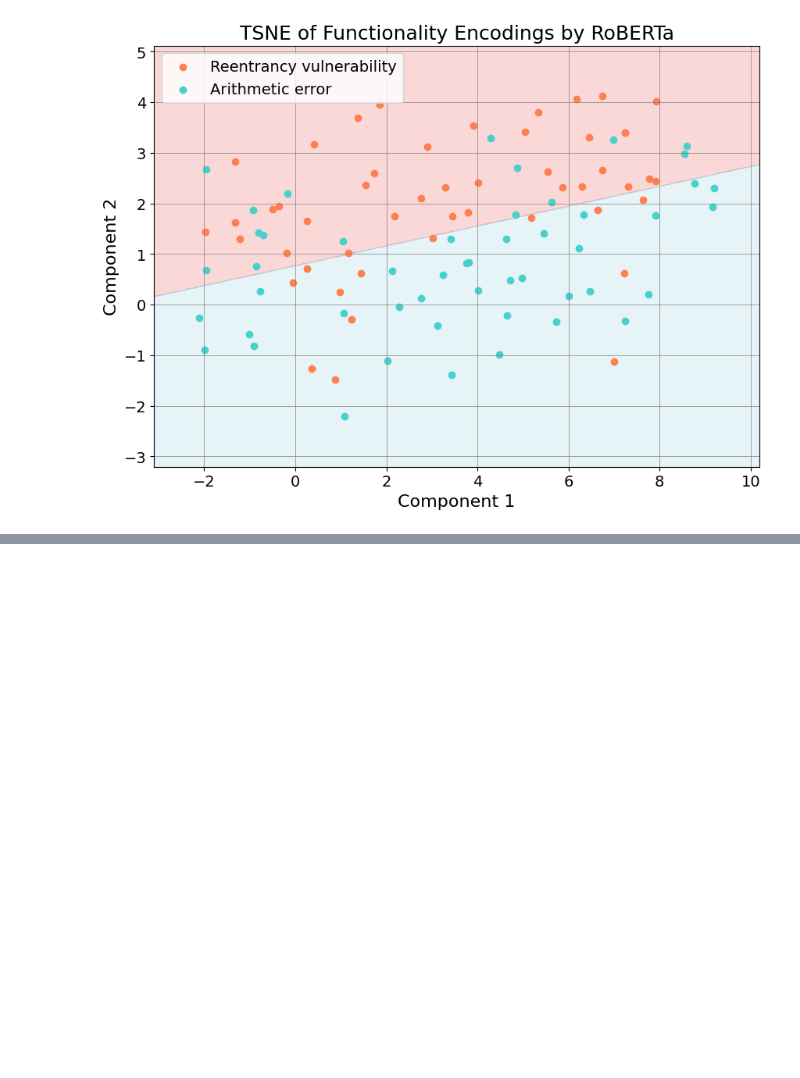
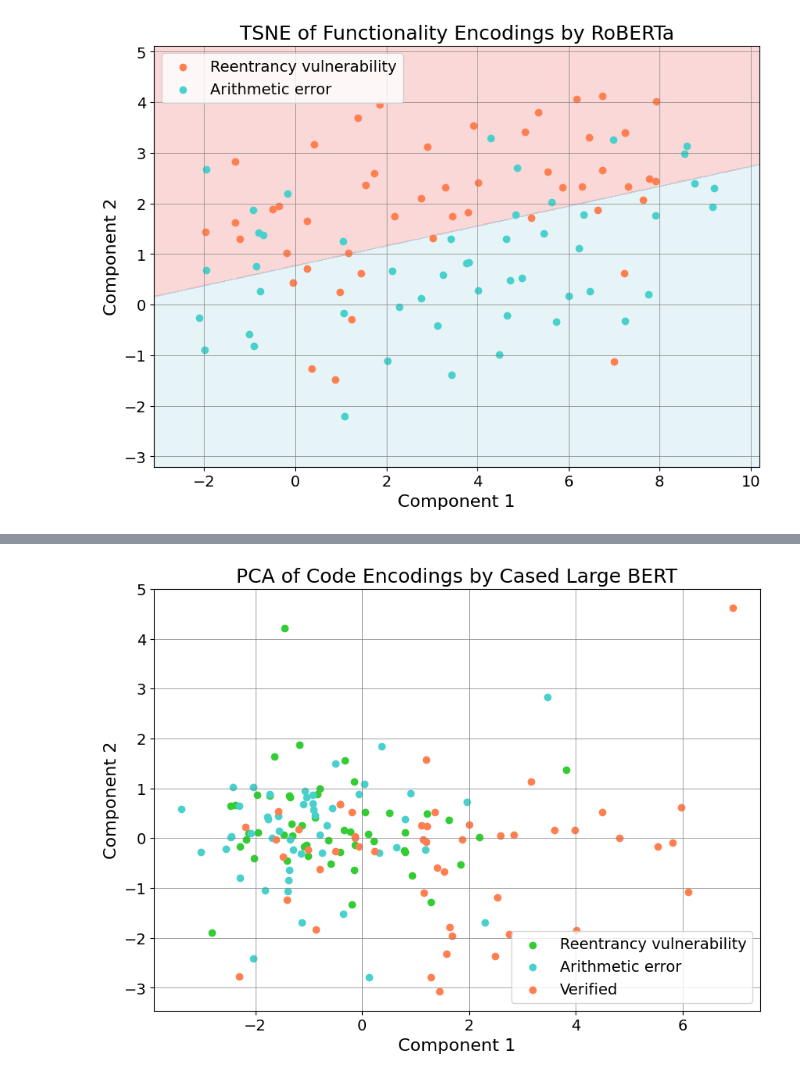
Before and after one commit to MSc-Smart-Contract-Auditing/data-lifecycle, a Jupyter notebook: data_analysis/enhanced-vulnerability-audits.ipynb, the cells around one changed output, grey strips where cells are left out. Cells and saved outputs as stored; diff of their text form; code cells hidden in the pictures; blank space fills up the shorter version.

```diff
--- a/data_analysis/enhanced-vulnerability-audits.ipynb
+++ b/data_analysis/enhanced-vulnerability-audits.ipynb
@@ -317,0 +361,7 @@ run_dim_reduction(combined_df, 'functionality', model, tokenizer, 'TSNE of Funct
+# %%
+tokenizer = BertTokenizer.from_pretrained('bert-large-cased')
+model = BertModel.from_pretrained('bert-large-cased')
+
+compare_embeddings(combined_df, 'code', model, tokenizer, 'PCA of Code Encodings by Cased Large BERT', 'pca-code-bert-large-cased-all')
+# %% [output]
+[figure, added]
```
Also changed, not shown: parts of 19 cells of this notebook, 21 other files.
